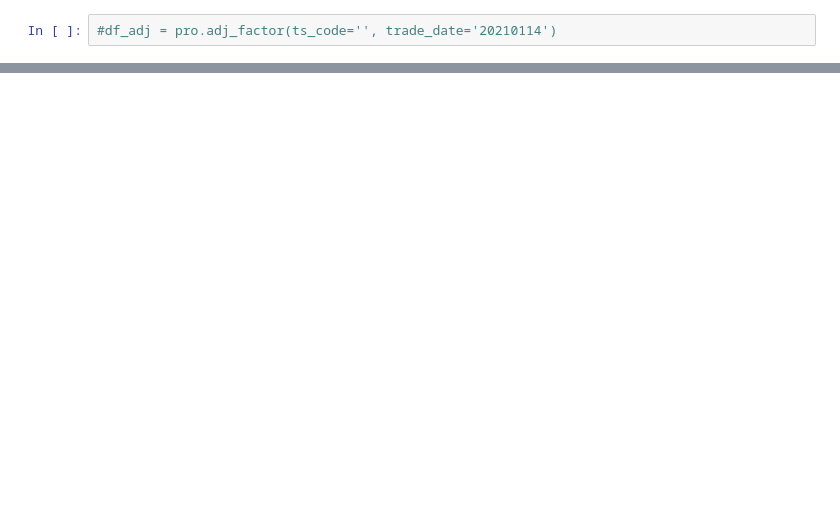
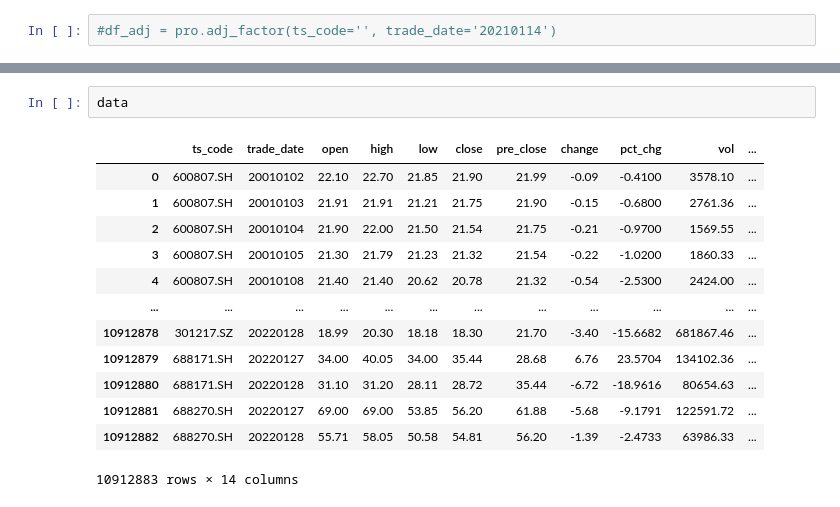
Before and after one commit to Yusheng0313/JNB_WS, a Jupyter notebook: STOCK/TuShare_download.ipynb, the cells around one changed output, grey strips where cells are left out. Drawn from its saved outputs; the diff is of its cells as text; blank space fills up the shorter version.

```diff
--- a/STOCK/TuShare_download.ipynb
+++ b/STOCK/TuShare_download.ipynb
@@ -173,0 +185,16 @@ df_newalldata.head(5)
+# %%
+data
+# %% [output]
+|  | ts_code | trade_date | open | high | low | close | pre_close | change | pct_chg | vol | ... |
+| 0 | 600807.SH | 20010102 | 22.10 | 22.70 | 21.85 | 21.90 | 21.99 | -0.09 | -0.4100 | 3578.10 | ... |
+| 1 | 600807.SH | 20010103 | 21.91 | 21.91 | 21.21 | 21.75 | 21.90 | -0.15 | -0.6800 | 2761.36 | ... |
+| 2 | 600807.SH | 20010104 | 21.90 | 22.00 | 21.50 | 21.54 | 21.75 | -0.21 | -0.9700 | 1569.55 | ... |
+| 3 | 600807.SH | 20010105 | 21.30 | 21.79 | 21.23 | 21.32 | 21.54 | -0.22 | -1.0200 | 1860.33 | ... |
+| 4 | 600807.SH | 20010108 | 21.40 | 21.40 | 20.62 | 20.78 | 21.32 | -0.54 | -2.5300 | 2424.00 | ... |
+| ... | ... | ... | ... | ... | ... | ... | ... | ... | ... | ... | ... |
+| 10912878 | 301217.SZ | 20220128 | 18.99 | 20.30 | 18.18 | 18.30 | 21.70 | -3.40 | -15.6682 | 681867.46 | ... |
+| 10912879 | 688171.SH | 20220127 | 34.00 | 40.05 | 34.00 | 35.44 | 28.68 | 6.76 | 23.5704 | 134102.36 | ... |
+| 10912880 | 688171.SH | 20220128 | 31.10 | 31.20 | 28.11 | 28.72 | 35.44 | -6.72 | -18.9616 | 80654.63 | ... |
+| 10912881 | 688270.SH | 20220127 | 69.00 | 69.00 | 53.85 | 56.20 | 61.88 | -5.68 | -9.1791 | 122591.72 | ... |
+| 10912882 | 688270.SH | 20220128 | 55.71 | 58.05 | 50.58 | 54.81 | 56.20 | -1.39 | -2.4733 | 63986.33 | ... |
+10912883 rows × 14 columns
```
Also changed, not shown: parts of 21 cells of this notebook, 2 other files.
